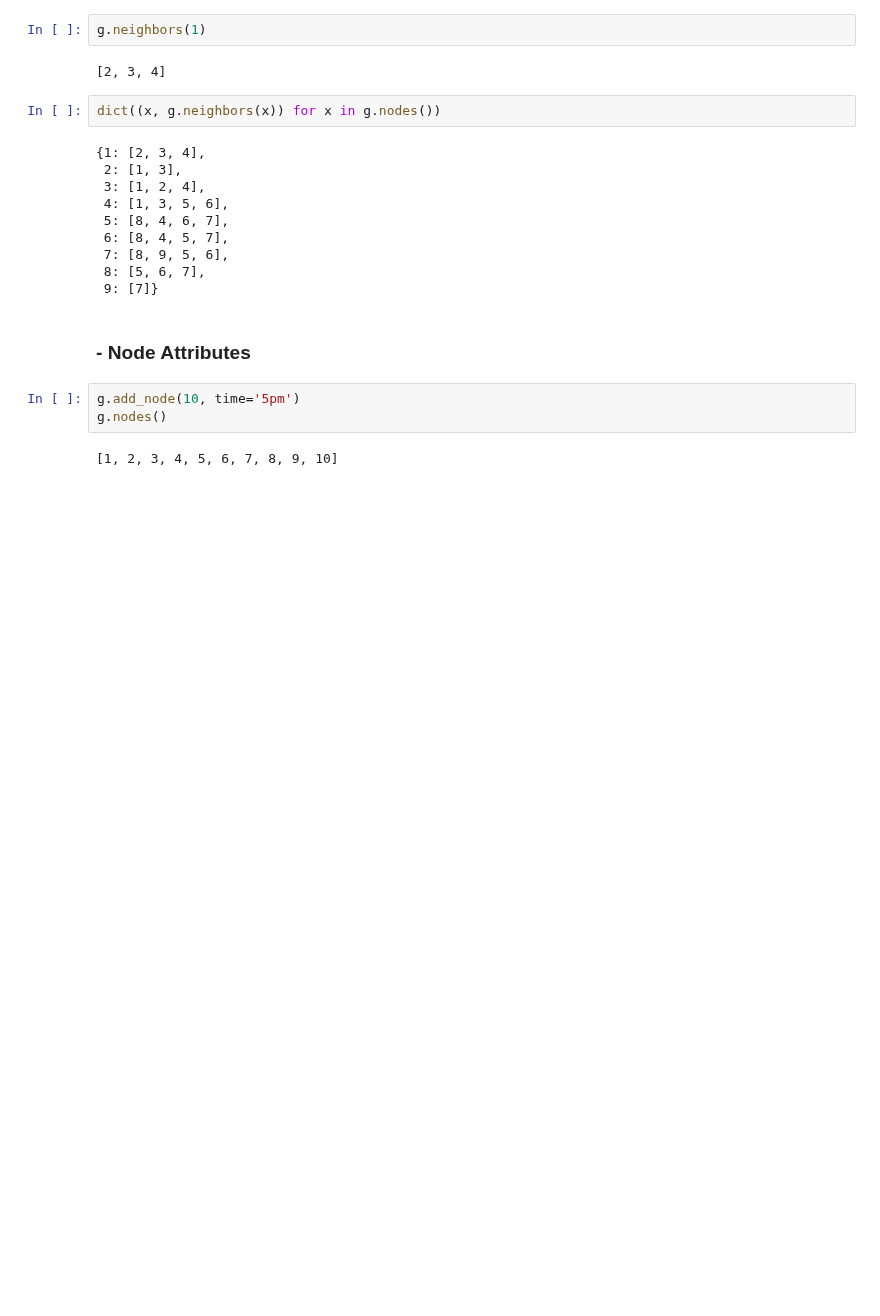
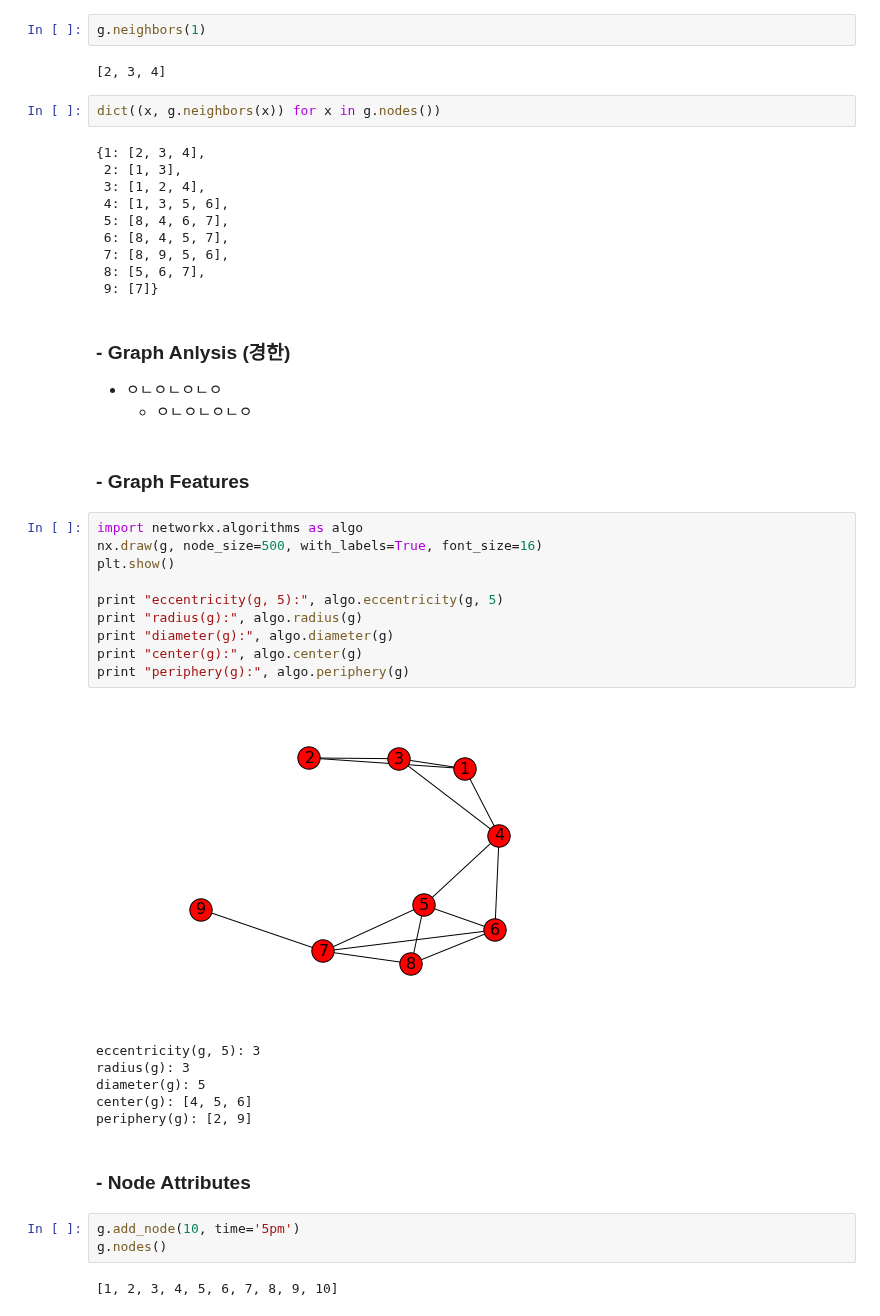
Before and after one commit to bluebibi/LINK_ML_BIG_DATA, a Jupyter notebook: networkx.ipynb, the cells around one changed output. Saved outputs shown, nothing was run; the diff lists cells and outputs as text; blank space fills up the shorter version.

```diff
--- a/networkx.ipynb
+++ b/networkx.ipynb
@@ -111,6 +111,29 @@ dict((x, g.neighbors(x)) for x in g.nodes())
  7: [8, 9, 5, 6],
  8: [5, 6, 7],
  9: [7]}
+# %% [markdown]
+### - Graph Anlysis (경한)
+- ㅇㄴㅇㄴㅇㄴㅇ
+  - ㅇㄴㅇㄴㅇㄴㅇ
+# %% [markdown]
+### - Graph Features
+# %%
+import networkx.algorithms as algo
+nx.draw(g, node_size=500, with_labels=True, font_size=16)
+plt.show()
+
+print "eccentricity(g, 5):", algo.eccentricity(g, 5)
+print "radius(g):", algo.radius(g)
+print "diameter(g):", algo.diameter(g)
+print "center(g):", algo.center(g)
+print "periphery(g):", algo.periphery(g)
+# %% [output]
+[figure, added]
+eccentricity(g, 5): 3
+radius(g): 3
+diameter(g): 5
+center(g): [4, 5, 6]
+periphery(g): [2, 9]
 # %% [markdown]
 ### - Node Attributes
 # %%
```
Also changed, not shown: parts of 17 cells of this notebook.
